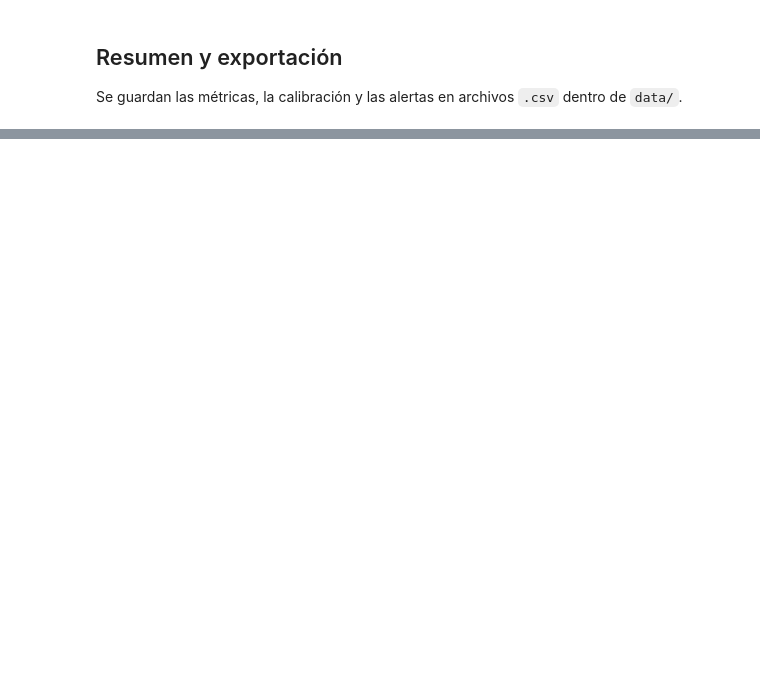
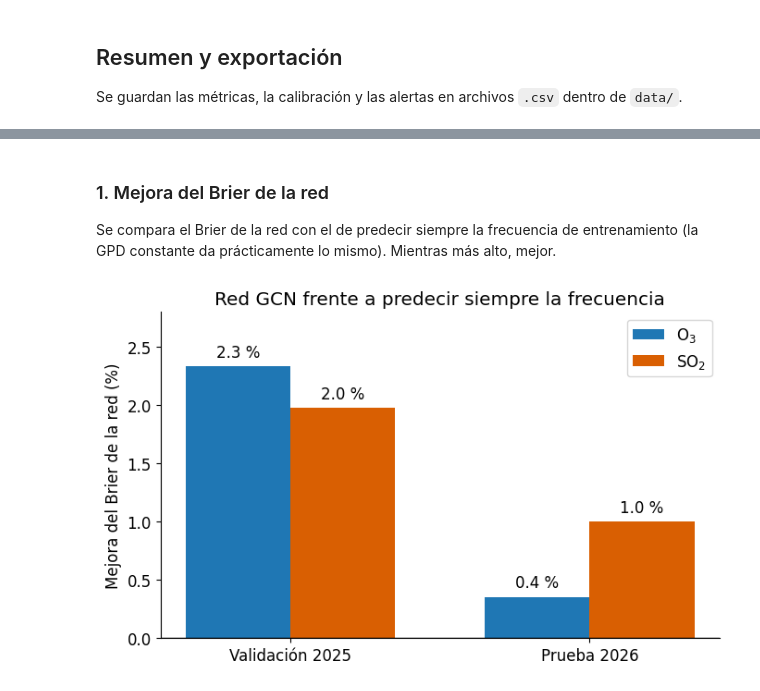
Before and after one commit to RicardoSalgadoB/MultiReto, a Jupyter notebook: notebooks/Etapa3_Evaluacion_Modelo.ipynb, the cells around one changed output, grey strips where cells are left out. Saved outputs shown, nothing was run; the diff lists cells and outputs as text; code cells hidden in the pictures; blank space fills up the shorter version.

```diff
--- a/notebooks/Etapa3_Evaluacion_Modelo.ipynb
+++ b/notebooks/Etapa3_Evaluacion_Modelo.ipynb
@@ -42,9 +43,7 @@ Dispositivo: cuda
 # %%
 contaminantes = {
-    "O3":  {"u": 63.0, "x": 27.0, "modelo": "models/model_o3.pth",
-            "csv": "data/predictions_O3_probs.csv"},
-    "SO2": {"u": 20.2, "x": 54.8, "modelo": "models/model_so2_hourly.pth",
-            "csv": "data/predictions_SO2_hourly_probs.csv"},
+    "O3":  {"u": 63.0, "x": 27.0, "modelo": "models/model_o3.pth"},
+    "SO2": {"u": 20.2, "x": 54.8, "modelo": "models/model_so2_hourly.pth"},
 }
 
 D = haversine_matrix(STATION_COORDS)
@@ -63,7 +62,7 @@ resultados_red = {}
 for pol in contaminantes:
     u = contaminantes[pol]["u"]
     print("=====", pol, "=====")
-    train, test, val = prepare_hourly_data("data/datos_imputados.csv", pol, u)
+    train, test, val = prepare_hourly_data("data/datos_corregidos.csv", pol, u)
 
     modelo = Combiner(
         ds_params=params_dict["ds_params"],
@@ -294,6 +273,14 @@ for pol in contaminantes:
     for fila in tabla:
         if fila["contaminante"] == pol:
             tasa_train = fila["tasa_entrenamiento"]
+
+    # segundo umbral: percentil 80 de las probabilidades de entrenamiento
+    y_t = resultados_red[pol]["entrenamiento (2023-2024)"]["y"]
+    hay_t = ~np.isnan(y_t)
+    xi_t = np.repeat(resultados_red[pol]["entrenamiento (2023-2024)"]["xi"][:, :, np.newaxis], 24, axis=2)
+    sigma_t = np.repeat(resultados_red[pol]["entrenamiento (2023-2024)"]["sigma"][:, :, np.newaxis], 24, axis=2)
+    p_train = 1 - genpareto.cdf(x, c=xi_t[hay_t], scale=sigma_t[hay_t])
+    tau_alto = np.percentile(p_train, 80)
 
     for periodo in resultados_red[pol]:
         y = resultados_red[pol][periodo]["y"]
@@ -305,7 +292,7 @@ for pol in contaminantes:
         evento = (exc >= x)
 
         print(pol, "-", periodo, "(eventos:", int(evento.sum()), ")")
-        for tau in [tasa_train, 2 * tasa_train]:
+        for tau in [tasa_train, tau_alto]:
             alerta = p_red >= tau
             aciertos = np.sum(alerta & evento) / np.sum(evento) if np.sum(evento) > 0 else np.nan
             falsas = np.sum(alerta & ~evento) / np.sum(~evento)
@@ -359,0 +389,29 @@ contaminante                   periodo  excesos  eventos  nll_red  nll_gpd_const
+# %% [markdown]
+### 1. Mejora del Brier de la red
+
+Se compara el Brier de la red con el de predecir siempre la frecuencia de entrenamiento (la GPD constante da prácticamente lo mismo). Mientras más alto, mejor.
+# %%
+fig, eje = plt.subplots(figsize=(7, 4.4))
+
+ancho = 0.35
+for k, pol in enumerate(contaminantes):
+    parte = tabla[(tabla["contaminante"] == pol) & (tabla["periodo"] != "entrenamiento (2023-2024)")]
+    mejora = 100 * (1 - parte["brier_red"].values / parte["brier_frecuencia"].values)
+    posiciones = np.arange(len(parte)) + (k - 0.5) * ancho
+    eje.bar(posiciones, mejora, ancho, label=pol.replace("O3", "O$_3$").replace("SO2", "SO$_2$"), color=color_pol[pol])
+    for i in range(len(parte)):
+        eje.text(posiciones[i], mejora[i] + 0.05, f"{mejora[i]:.1f} %", ha="center", va="bottom")
+
+eje.axhline(0, color="black", lw=1)
+eje.set_ylim(0, 2.8)
+eje.set_xticks(np.arange(2))
+eje.set_xticklabels(["Validación 2025", "Prueba 2026"])
+eje.set_ylabel("Mejora del Brier de la red (%)")
+eje.set_title("Red GCN frente a predecir siempre la frecuencia")
+eje.legend()
+
+fig.tight_layout()
+fig.savefig("figuras/fig_red_brier.png", dpi=200, bbox_inches="tight")
+plt.show()
+# %% [output]
+[figure, added]
```
Also changed, not shown: parts of 22 cells of this notebook, 5 other files.
